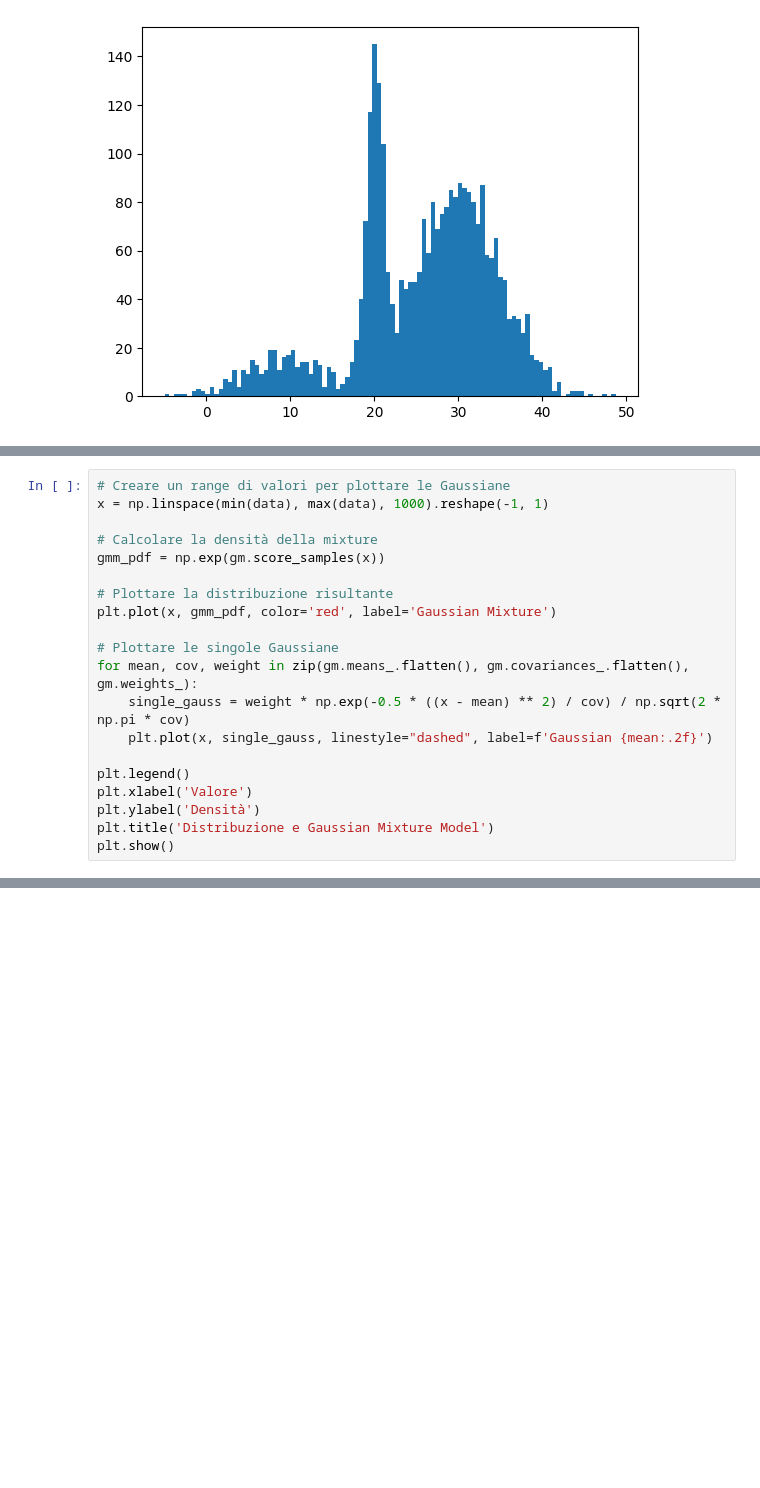
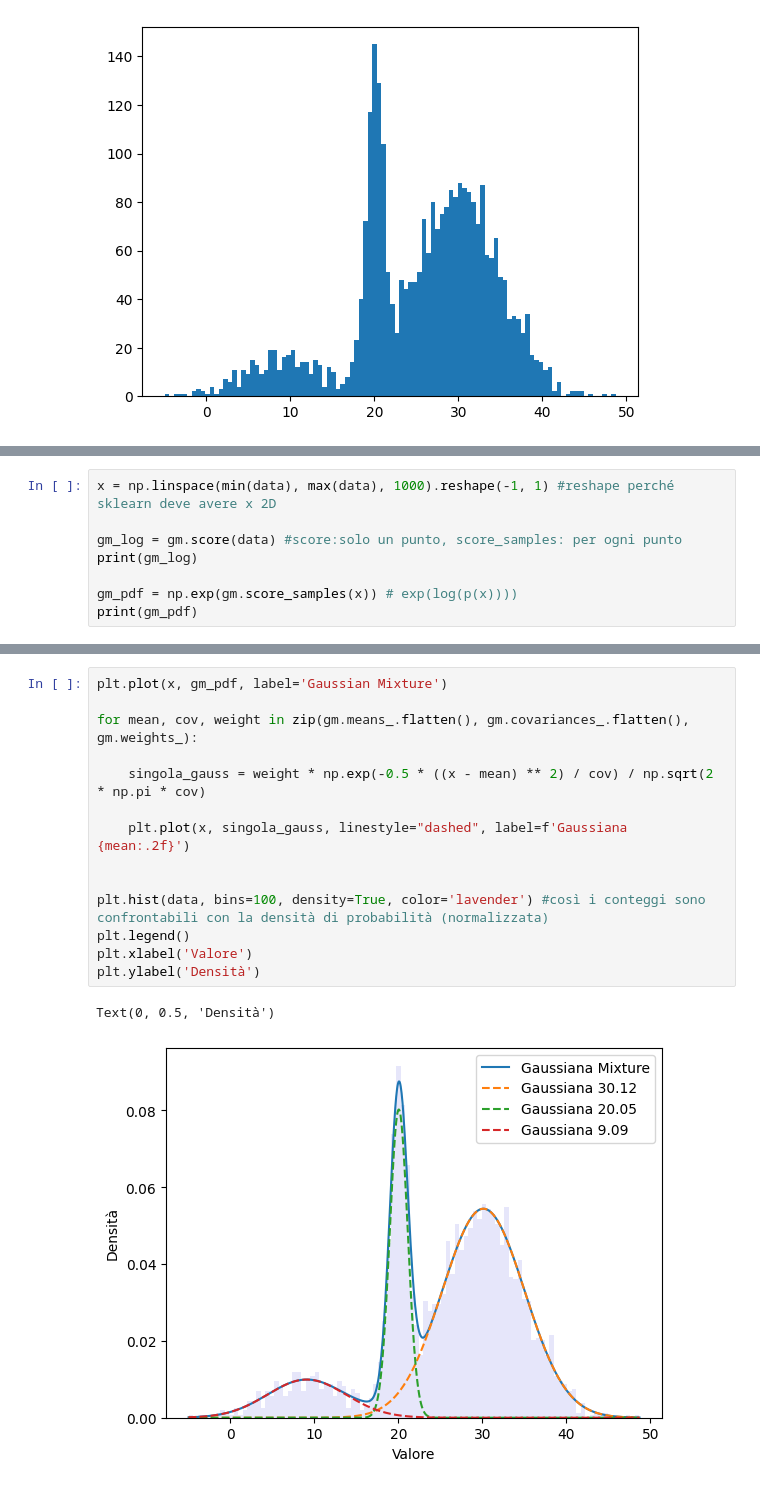
Before and after one commit to LorenzaImpicciche/astrostatistics_bicocca_2025, a Jupyter notebook: working/W07.ipynb, the cells around one changed output, grey strips where cells are left out. Saved outputs shown, nothing was run; the diff lists cells and outputs as text; blank space fills up the shorter version.

```diff
--- a/working/W07.ipynb
+++ b/working/W07.ipynb
@@ -53,21 +43,9 @@ np.float64(0.03333195142128791)
 # %%
-# Creare un range di valori per plottare le Gaussiane
-x = np.linspace(min(data), max(data), 1000).reshape(-1, 1)
+x = np.linspace(min(data), max(data), 1000).reshape(-1, 1) #reshape perché sklearn deve avere x 2D
 
-# Calcolare la densità della mixture
-gmm_pdf = np.exp(gm.score_samples(x))
+gm_log = gm.score(data) #score:solo un punto, score_samples: per ogni punto
+print(gm_log)
 
-# Plottare la distribuzione risultante
-plt.plot(x, gmm_pdf, color='red', label='Gaussian Mixture')
-
-# Plottare le singole Gaussiane
-for mean, cov, weight in zip(gm.means_.flatten(), gm.covariances_.flatten(), gm.weights_):
-    single_gauss = weight * np.exp(-0.5 * ((x - mean) ** 2) / cov) / np.sqrt(2 * np.pi * cov)
-    plt.plot(x, single_gauss, linestyle="dashed", label=f'Gaussian {mean:.2f}')
-
-plt.legend()
-plt.xlabel('Valore')
-plt.ylabel('Densità')
-plt.title('Distribuzione e Gaussian Mixture Model')
-plt.show()
+gm_pdf = np.exp(gm.score_samples(x)) # exp(log(p(x))))
+print(gm_pdf)
 # %% [output]
@@ -74,0 +69,17 @@ plt.show()
+# %%
+plt.plot(x, gm_pdf, label='Gaussian Mixture')
+
+for mean, cov, weight in zip(gm.means_.flatten(), gm.covariances_.flatten(), gm.weights_):
+
+    singola_gauss = weight * np.exp(-0.5 * ((x - mean) ** 2) / cov) / np.sqrt(2 * np.pi * cov)
+
+    plt.plot(x, singola_gauss, linestyle="dashed", label=f'Gaussiana {mean:.2f}')
+
+
+plt.hist(data, bins=100, density=True, color='lavender') #così i conteggi sono confrontabili con la densità di probabilità (normalizzata)
+plt.legend()
+plt.xlabel('Valore')
+plt.ylabel('Densità')
+# %% [output]
+Text(0, 0.5, 'Densità')
+[figure, added]
```
Also changed, not shown: parts of 11 cells of this notebook.
